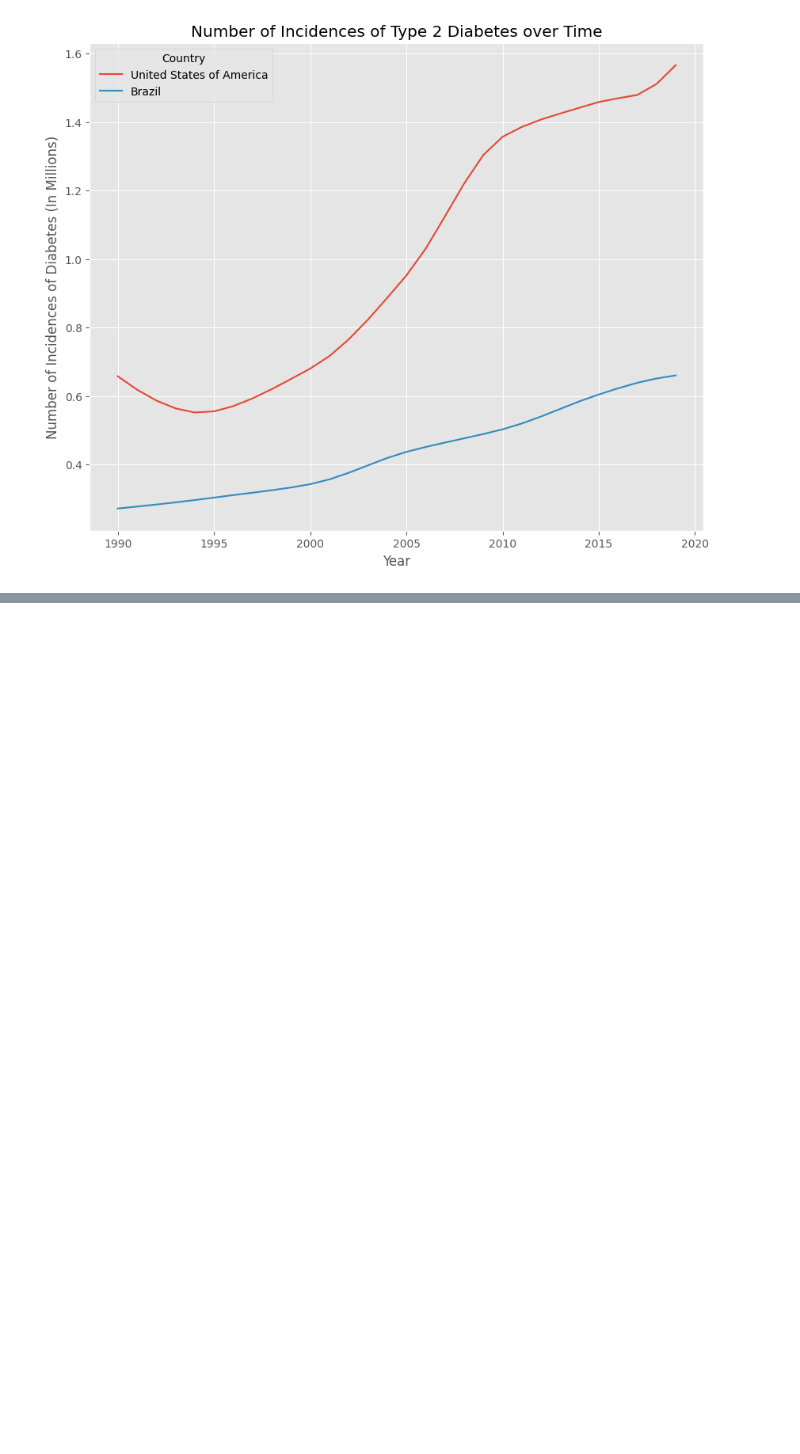
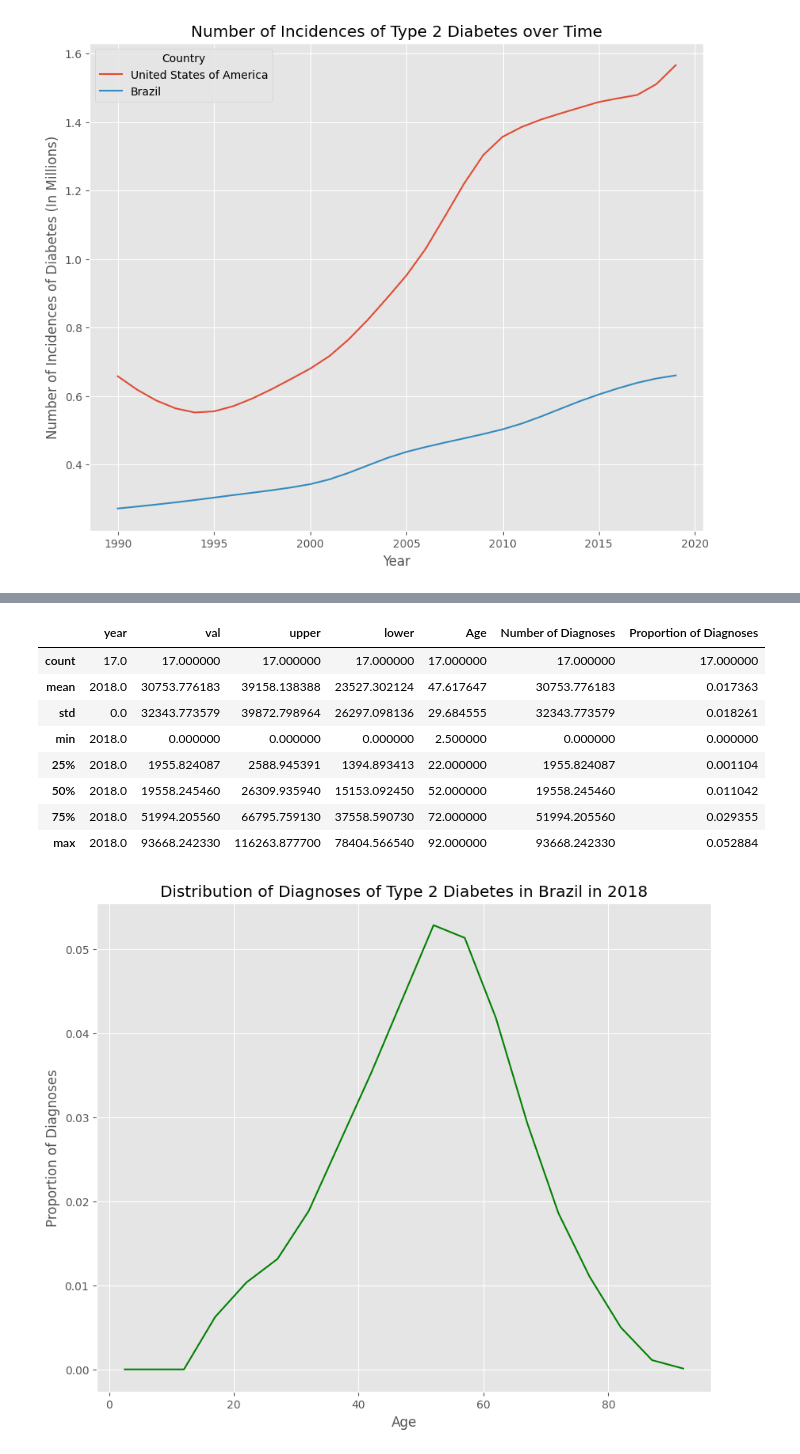
Before and after one commit to JosephMuschialli/QM2, a Jupyter notebook: Project/Brazil_vs_USA.ipynb, the cells around one changed output, grey strips where cells are left out. Cells and saved outputs as stored; diff of their text form; code cells hidden in the pictures; blank space fills up the shorter version.

```diff
--- a/Project/Brazil_vs_USA.ipynb
+++ b/Project/Brazil_vs_USA.ipynb
@@ -48,0 +89,16 @@ Text(0.5, 1.0, 'Number of Incidences of Type 2 Diabetes over Time')
+# %%
+df['Proportion of Diagnoses']=df['val']/(df['val'].sum())
+dfB = df[df['location']=='Brazil']
+sns.lineplot(data=dfB,x='Age',y='Proportion of Diagnoses', color='green').set_title('Distribution of Diagnoses of Type 2 Diabetes in Brazil in 2018')
+dfB.describe()
+# %% [output]
+|  | year | val | upper | lower | Age | Number of Diagnoses | Proportion of Diagnoses |
+| count | 17.0 | 17.000000 | 17.000000 | 17.000000 | 17.000000 | 17.000000 | 17.000000 |
+| mean | 2018.0 | 30753.776183 | 39158.138388 | 23527.302124 | 47.617647 | 30753.776183 | 0.017363 |
+| std | 0.0 | 32343.773579 | 39872.798964 | 26297.098136 | 29.684555 | 32343.773579 | 0.018261 |
+| min | 2018.0 | 0.000000 | 0.000000 | 0.000000 | 2.500000 | 0.000000 | 0.000000 |
+| 25% | 2018.0 | 1955.824087 | 2588.945391 | 1394.893413 | 22.000000 | 1955.824087 | 0.001104 |
+| 50% | 2018.0 | 19558.245460 | 26309.935940 | 15153.092450 | 52.000000 | 19558.245460 | 0.011042 |
+| 75% | 2018.0 | 51994.205560 | 66795.759130 | 37558.590730 | 72.000000 | 51994.205560 | 0.029355 |
+| max | 2018.0 | 93668.242330 | 116263.877700 | 78404.566540 | 92.000000 | 93668.242330 | 0.052884 |
+[figure, added]
```
Also changed, not shown: parts of 8 cells of this notebook.
